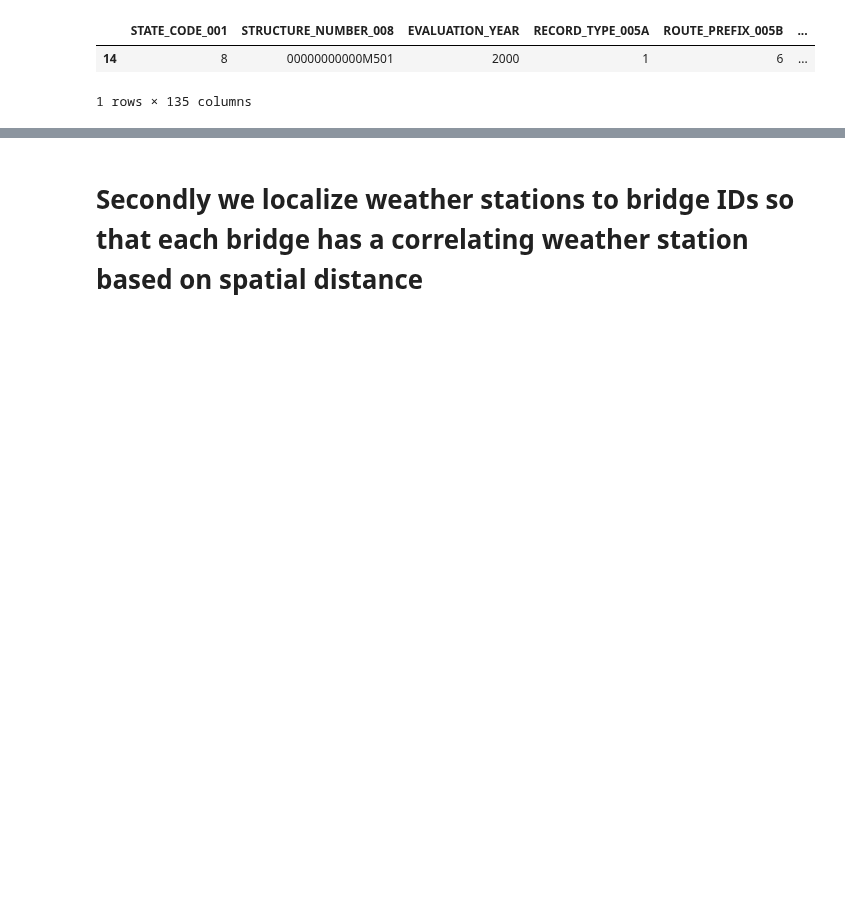
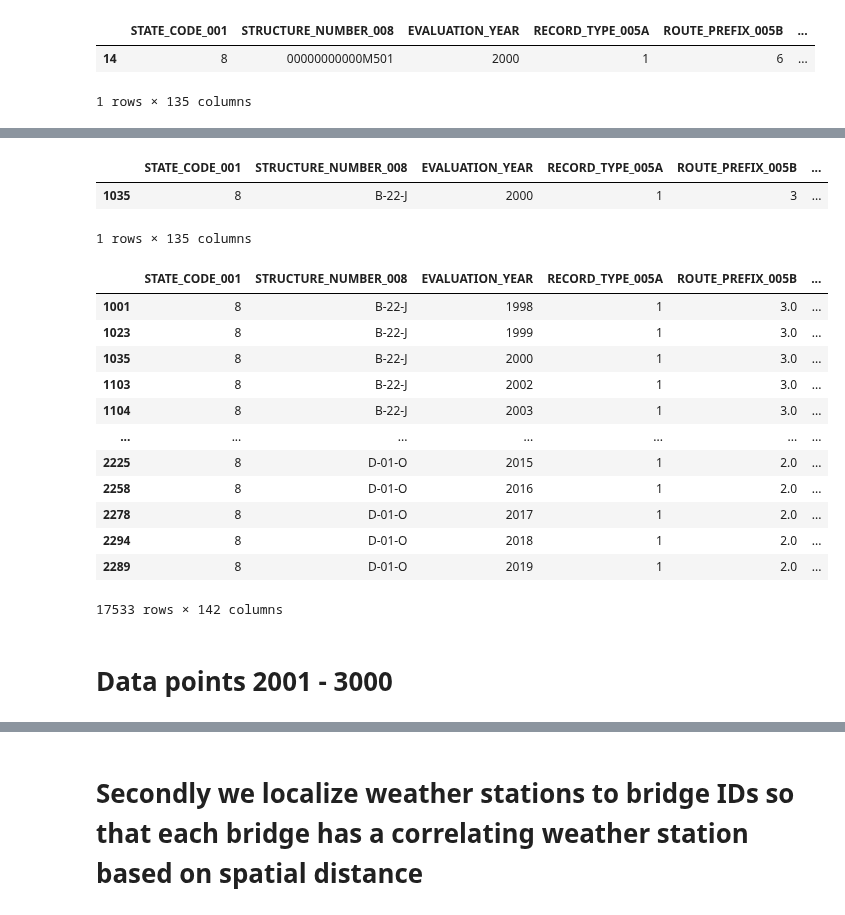
Before and after one commit to nnbaokhang/Descriptive-and-Predictive-Deep-Learning-Analytical-Tools-for-Enhanced-Bridge-Management, a Jupyter notebook: Data_Exploration_Integration.ipynb, the cells around one changed output, grey strips where cells are left out. Saved outputs shown, nothing was run; the diff lists cells and outputs as text; code cells hidden in the pictures; blank space fills up the shorter version.

```diff
--- a/Data_Exploration_Integration.ipynb
+++ b/Data_Exploration_Integration.ipynb
@@ -149,0 +216,24 @@ df_merged
+# %%
+NBI_Evaluations_Time_Series_list[2]
+# %% [output]
+|  | STATE_CODE_001 | STRUCTURE_NUMBER_008 | EVALUATION_YEAR | RECORD_TYPE_005A | ROUTE_PREFIX_005B | ... |
+| 1035 | 8 | B-22-J | 2000 | 1 | 3 | ... |
+1 rows × 135 columns
+# %%
+df_merged = pd.concat(NBI_Evaluations_Time_Series_list)
+# %%
+df_merged
+# %% [output]
+|  | STATE_CODE_001 | STRUCTURE_NUMBER_008 | EVALUATION_YEAR | RECORD_TYPE_005A | ROUTE_PREFIX_005B | ... |
+| 1001 | 8 | B-22-J | 1998 | 1 | 3.0 | ... |
+| 1023 | 8 | B-22-J | 1999 | 1 | 3.0 | ... |
+| 1035 | 8 | B-22-J | 2000 | 1 | 3.0 | ... |
+| 1103 | 8 | B-22-J | 2002 | 1 | 3.0 | ... |
+| 1104 | 8 | B-22-J | 2003 | 1 | 3.0 | ... |
+| ... | ... | ... | ... | ... | ... | ... |
+| 2225 | 8 | D-01-O | 2015 | 1 | 2.0 | ... |
+| 2258 | 8 | D-01-O | 2016 | 1 | 2.0 | ... |
+| 2278 | 8 | D-01-O | 2017 | 1 | 2.0 | ... |
+| 2294 | 8 | D-01-O | 2018 | 1 | 2.0 | ... |
+| 2289 | 8 | D-01-O | 2019 | 1 | 2.0 | ... |
+17533 rows × 142 columns
@@ -149,0 +242,2 @@ df_merged
+# %% [markdown]
+# Data points 2001 - 3000
```
Also changed, not shown: parts of 48 cells of this notebook.
